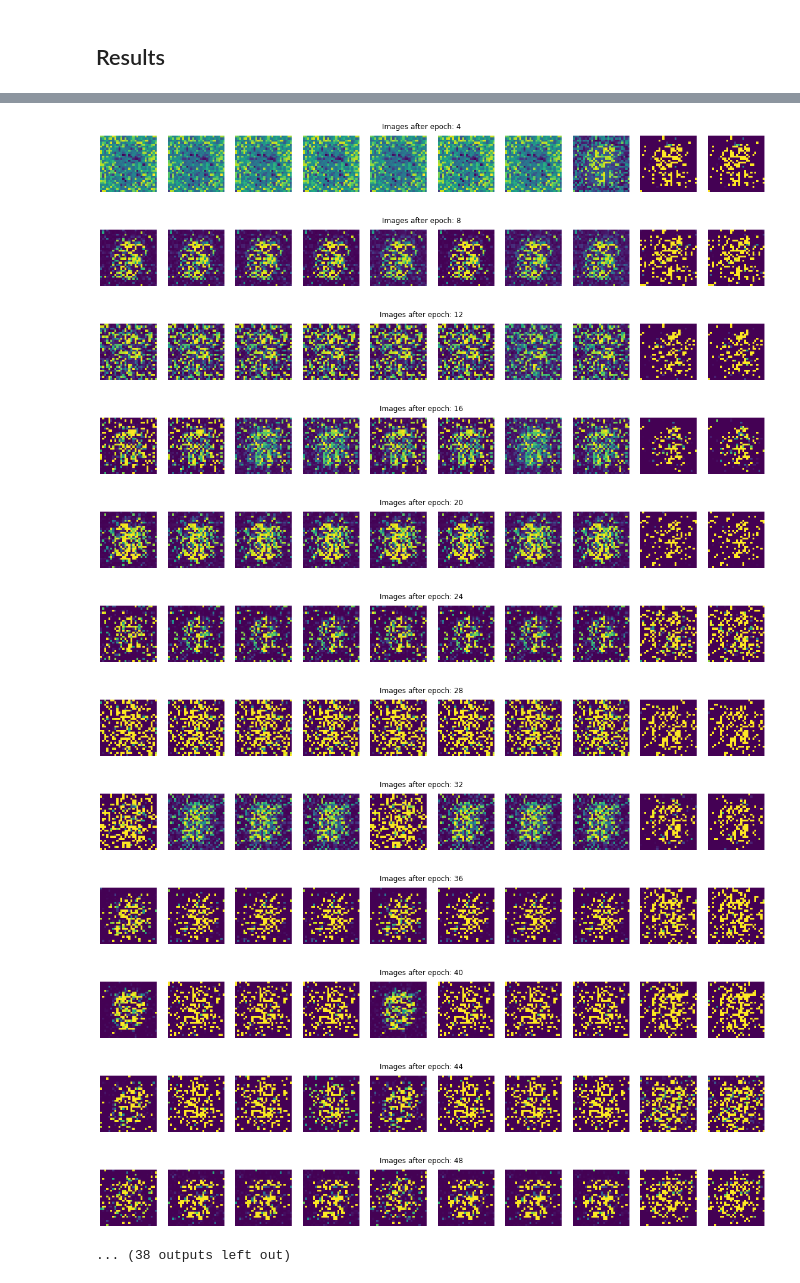
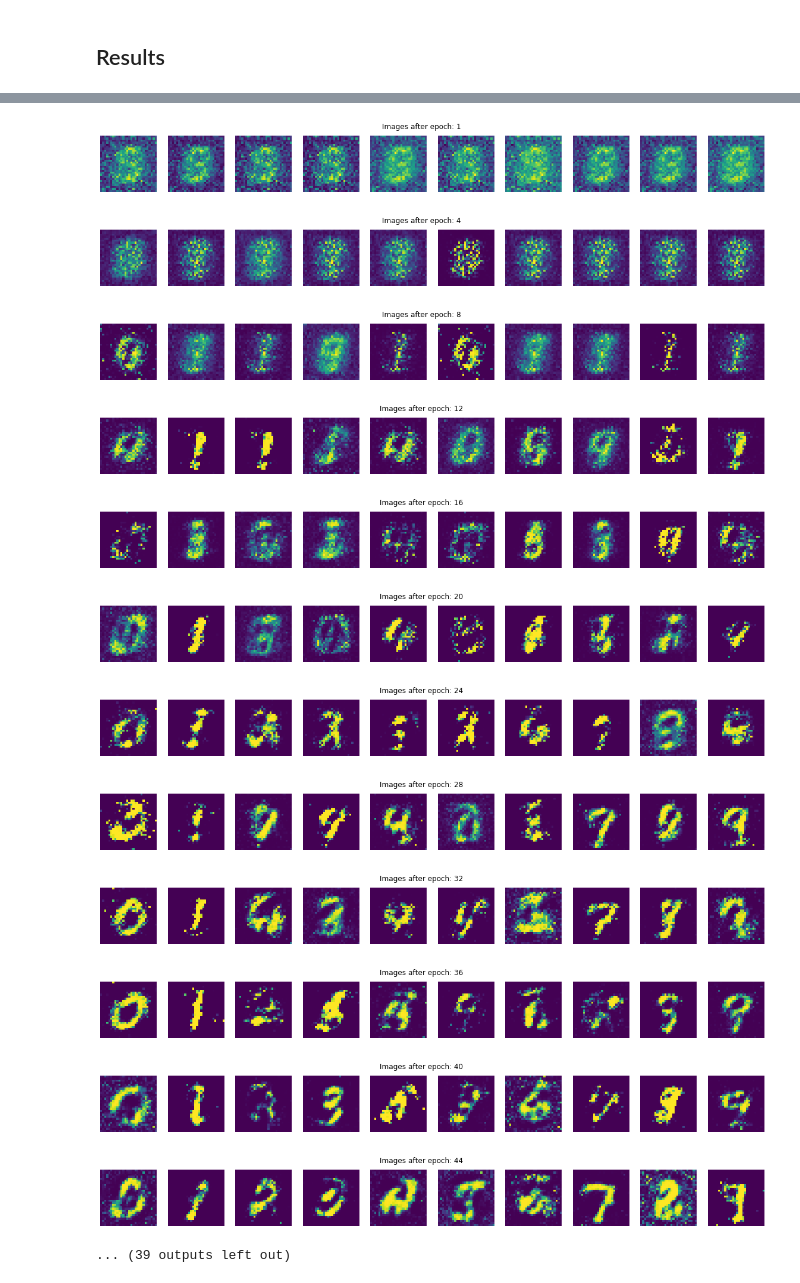
Before and after one commit to udeepam/gan, a Jupyter notebook: notebooks/cgan.ipynb, the cells around one changed output, grey strips where cells are left out. Cells and saved outputs as stored; diff of their text form; code cells hidden in the pictures.

```diff
--- a/notebooks/cgan.ipynb
+++ b/notebooks/cgan.ipynb
@@ -139,9 +139,14 @@ class Discriminator(nn.Module):
         # Embedding to one-hot-encode the labels
         self.label_emb = nn.Embedding(n_classes, n_classes)
 
-        self.model = nn.Sequential(nn.Linear(img_shape+n_classes, 512),
+        self.model = nn.Sequential(nn.Linear(img_shape+n_classes, 1024),
+                                   nn.Dropout(0.4),
+                                   nn.LeakyReLU(0.2, inplace=True),
+                                   nn.Linear(1024, 512),
+                                   nn.Dropout(0.4),
                                    nn.LeakyReLU(0.2, inplace=True),
                                    nn.Linear(512, 256),
+                                   nn.Dropout(0.4),
                                    nn.LeakyReLU(0.2, inplace=True),
                                    nn.Linear(256, 1),
                                    nn.Sigmoid())
@@ -157,7 +162,7 @@ class Discriminator(nn.Module):
 # Hyperparameters
 z_dim  = 100
 epochs = 200
-batch_size = 2048
+batch_size = 256
 learning_rate = 2e-4
 # %%
 # Create DatatLoader
@@ -265,7 +270,7 @@ for epoch in range(epochs):
     measures['total_loss_d'].append(batch_loss_d / len(dataloader.dataset))
 
     # Save images from each class produced every epoch
-    if epoch ==0 or epoch+1%4==0:
+    if epoch ==0 or (epoch+1)%4==0:
         z = torch.FloatTensor(np.random.normal(0, 1, (n_classes, z_dim))).to(device)
         labels = torch.LongTensor(np.arange(0,n_classes)).to(device)
         gen_X = generator(z, labels)
@@ -314,26 +319,27 @@ plt.show()
 # %%
 # Plot images generated by Generator
 plt.rcParams.update({'font.size': 10})
 imx, imy = (28,28)
 for i, imgs in enumerate(measures['images']):
     fig, axs = plt.subplots(1, n_classes, figsize=(20,2))
     for j, img in enumerate(imgs):
         visual = np.reshape(img, (imx,imy))
         axs[j].imshow(visual)
         axs[j].axis('off')
-    plt.suptitle('Images after epoch: %s' %(4*(i+1)))
+    label = i+1 if i==0 else 4*i
+    plt.suptitle('Images after epoch: %s' %label)
     plt.show()
 # %% [output]
-[figure, old version]
+[figure, new version]
-[figure, old version]
+[figure, new version]
-[figure, old version]
+[figure, new version]
-[figure, old version]
+[figure, new version]
-[figure, old version]
+[figure, new version]
-[figure, old version]
+[figure, new version]
-[figure, old version]
+[figure, new version]
-[figure, old version]
+[figure, new version]
-[figure, old version]
+[figure, new version]
-[figure, old version]
+[figure, new version]
-[figure, old version]
+[figure, new version]
-[figure, old version]
+[figure, new version]
-... (38 outputs left out)
+... (39 outputs left out)
```
Also changed, not shown: parts of 3 cells of this notebook, 3 other files.
